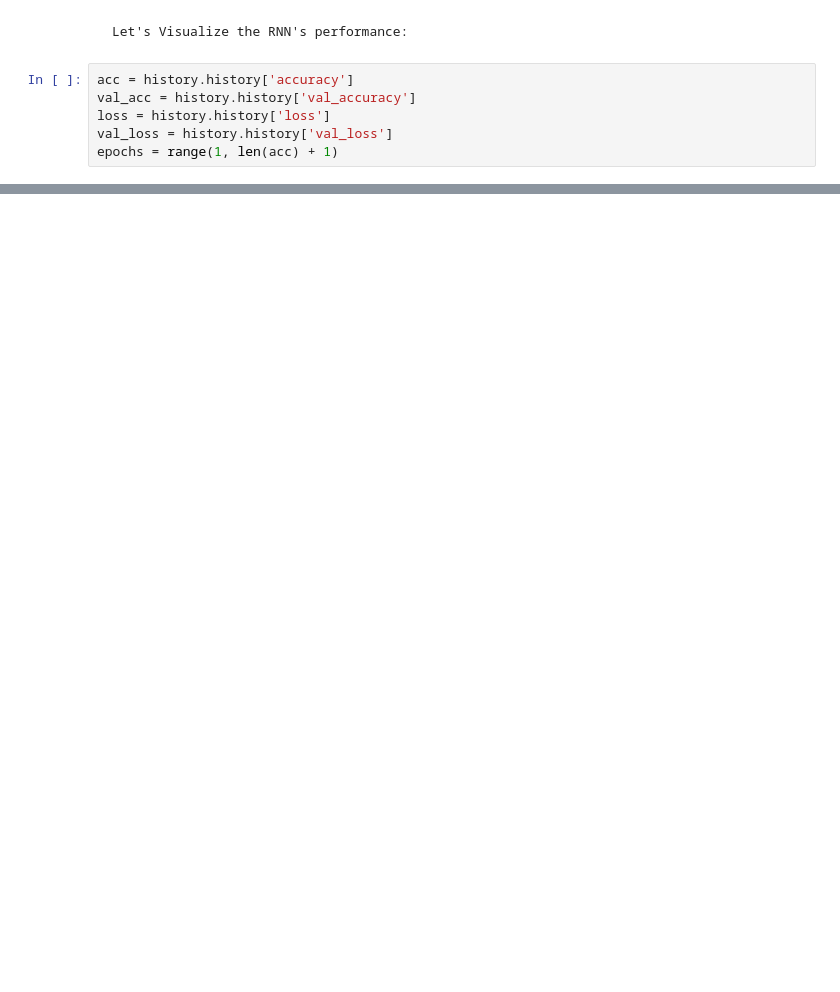
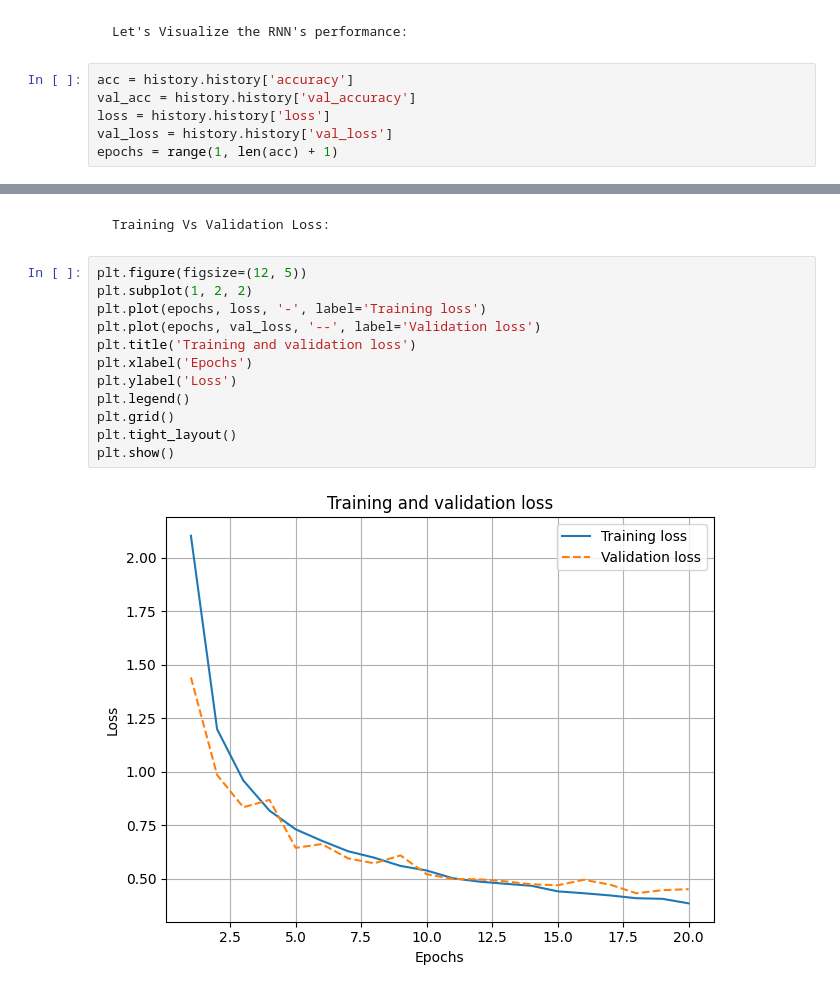
Before and after one commit to Khurdhula-Harshavardhan/Hindi-OCR, a Jupyter notebook: RNN_kernel.ipynb, the cells around one changed output, grey strips where cells are left out. Drawn from its saved outputs; the diff is of its cells as text; blank space fills up the shorter version.

```diff
--- a/RNN_kernel.ipynb
+++ b/RNN_kernel.ipynb
@@ -113,0 +131,16 @@ epochs = range(1, len(acc) + 1)
+# %% [markdown]
+    Training Vs Validation Loss:
+# %%
+plt.figure(figsize=(12, 5))
+plt.subplot(1, 2, 2)
+plt.plot(epochs, loss, '-', label='Training loss')
+plt.plot(epochs, val_loss, '--', label='Validation loss')
+plt.title('Training and validation loss')
+plt.xlabel('Epochs')
+plt.ylabel('Loss')
+plt.legend()
+plt.grid()
+plt.tight_layout()
+plt.show()
+# %% [output]
+[figure, added]
```
Also changed, not shown: parts of 3 cells of this notebook.
